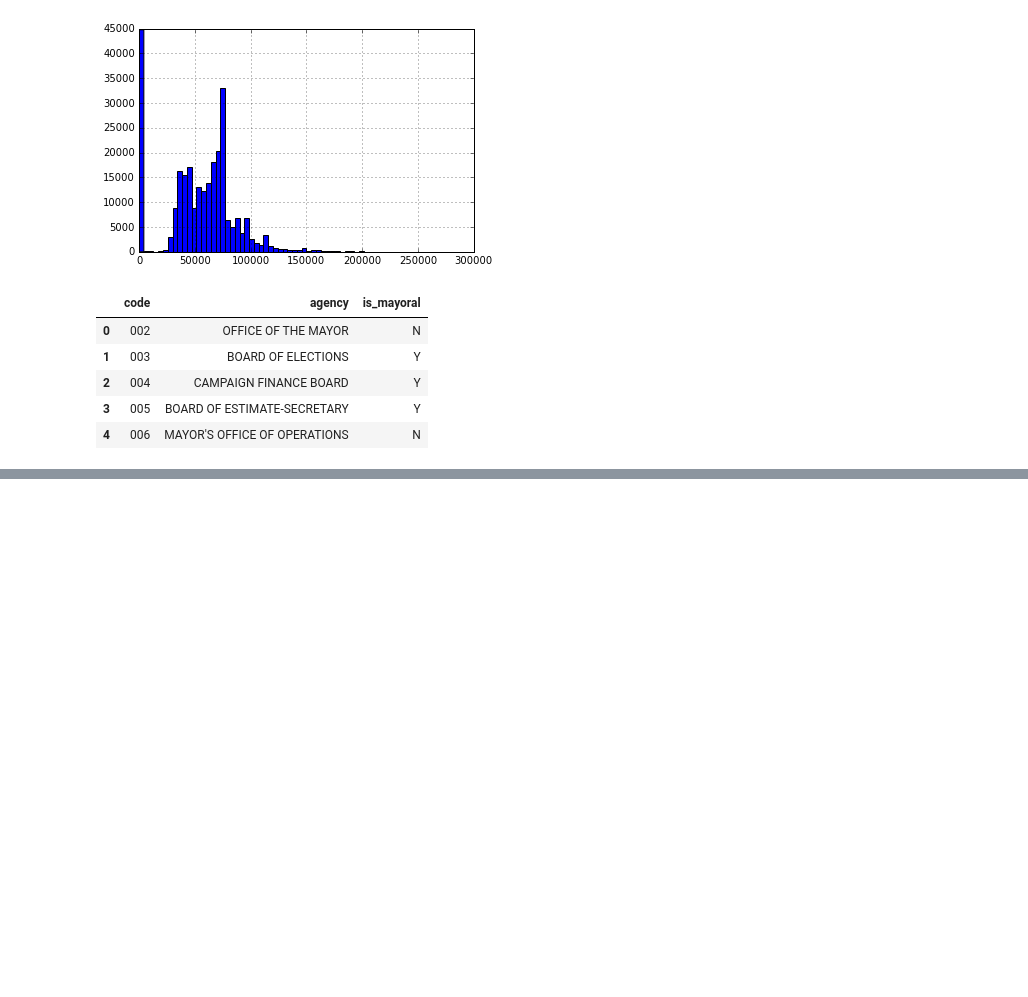
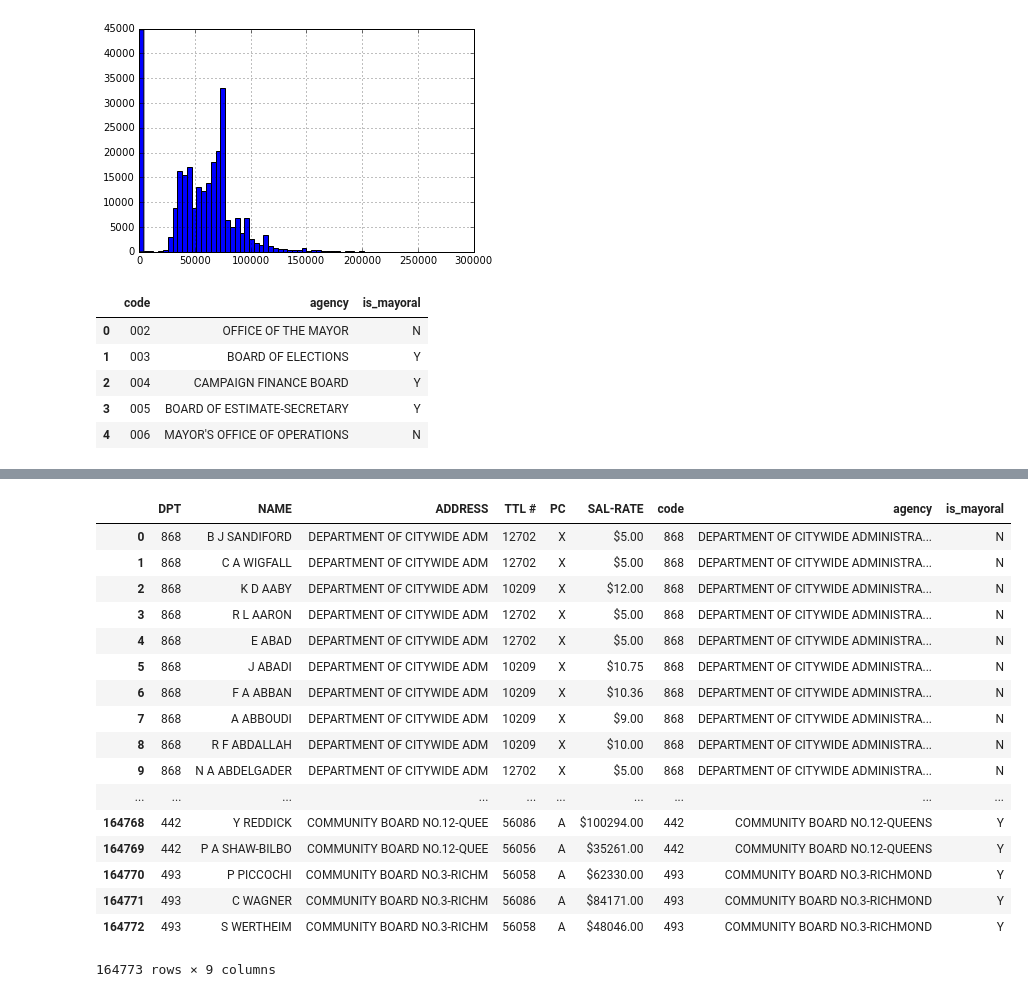
Before and after one commit to M0nica/Lede2016, a Jupyter notebook: foundations/11-data/Agency Data.ipynb, the cells around one changed output, grey strips where cells are left out. Saved outputs shown, nothing was run; the diff lists cells and outputs as text; code cells hidden in the pictures; blank space fills up the shorter version.

```diff
--- a/foundations/11-data/Agency Data.ipynb
+++ b/foundations/11-data/Agency Data.ipynb
@@ -156,0 +167,21 @@ agencies_df.head()
+# %%
+df.merge(agencies_df, left_on='DPT', right_on='code')
+# %% [output]
+|  | DPT | NAME | ADDRESS | TTL # | PC | SAL-RATE | code | agency | is_mayoral |
+| 0 | 868 | B J SANDIFORD | DEPARTMENT OF CITYWIDE ADM | 12702 | X | $5.00 | 868 | DEPARTMENT OF CITYWIDE ADMINISTRA... | N |
+| 1 | 868 | C A WIGFALL | DEPARTMENT OF CITYWIDE ADM | 12702 | X | $5.00 | 868 | DEPARTMENT OF CITYWIDE ADMINISTRA... | N |
+| 2 | 868 | K D AABY | DEPARTMENT OF CITYWIDE ADM | 10209 | X | $12.00 | 868 | DEPARTMENT OF CITYWIDE ADMINISTRA... | N |
+| 3 | 868 | R L AARON | DEPARTMENT OF CITYWIDE ADM | 12702 | X | $5.00 | 868 | DEPARTMENT OF CITYWIDE ADMINISTRA... | N |
+| 4 | 868 | E ABAD | DEPARTMENT OF CITYWIDE ADM | 12702 | X | $5.00 | 868 | DEPARTMENT OF CITYWIDE ADMINISTRA... | N |
+| 5 | 868 | J ABADI | DEPARTMENT OF CITYWIDE ADM | 10209 | X | $10.75 | 868 | DEPARTMENT OF CITYWIDE ADMINISTRA... | N |
+| 6 | 868 | F A ABBAN | DEPARTMENT OF CITYWIDE ADM | 10209 | X | $10.36 | 868 | DEPARTMENT OF CITYWIDE ADMINISTRA... | N |
+| 7 | 868 | A ABBOUDI | DEPARTMENT OF CITYWIDE ADM | 10209 | X | $9.00 | 868 | DEPARTMENT OF CITYWIDE ADMINISTRA... | N |
+| 8 | 868 | R F ABDALLAH | DEPARTMENT OF CITYWIDE ADM | 10209 | X | $10.00 | 868 | DEPARTMENT OF CITYWIDE ADMINISTRA... | N |
+| 9 | 868 | N A ABDELGADER | DEPARTMENT OF CITYWIDE ADM | 12702 | X | $5.00 | 868 | DEPARTMENT OF CITYWIDE ADMINISTRA... | N |
+| ... | ... | ... | ... | ... | ... | ... | ... | ... | ... |
+| 164768 | 442 | Y REDDICK | COMMUNITY BOARD NO.12-QUEE | 56086 | A | $100294.00 | 442 | COMMUNITY BOARD NO.12-QUEENS | Y |
+| 164769 | 442 | P A SHAW-BILBO | COMMUNITY BOARD NO.12-QUEE | 56056 | A | $35261.00 | 442 | COMMUNITY BOARD NO.12-QUEENS | Y |
+| 164770 | 493 | P PICCOCHI | COMMUNITY BOARD NO.3-RICHM | 56058 | A | $62330.00 | 493 | COMMUNITY BOARD NO.3-RICHMOND | Y |
+| 164771 | 493 | C WAGNER | COMMUNITY BOARD NO.3-RICHM | 56086 | A | $84171.00 | 493 | COMMUNITY BOARD NO.3-RICHMOND | Y |
+| 164772 | 493 | S WERTHEIM | COMMUNITY BOARD NO.3-RICHM | 56058 | A | $48046.00 | 493 | COMMUNITY BOARD NO.3-RICHMOND | Y |
+164773 rows × 9 columns
```
Also changed, not shown: parts of 4 cells of this notebook.
